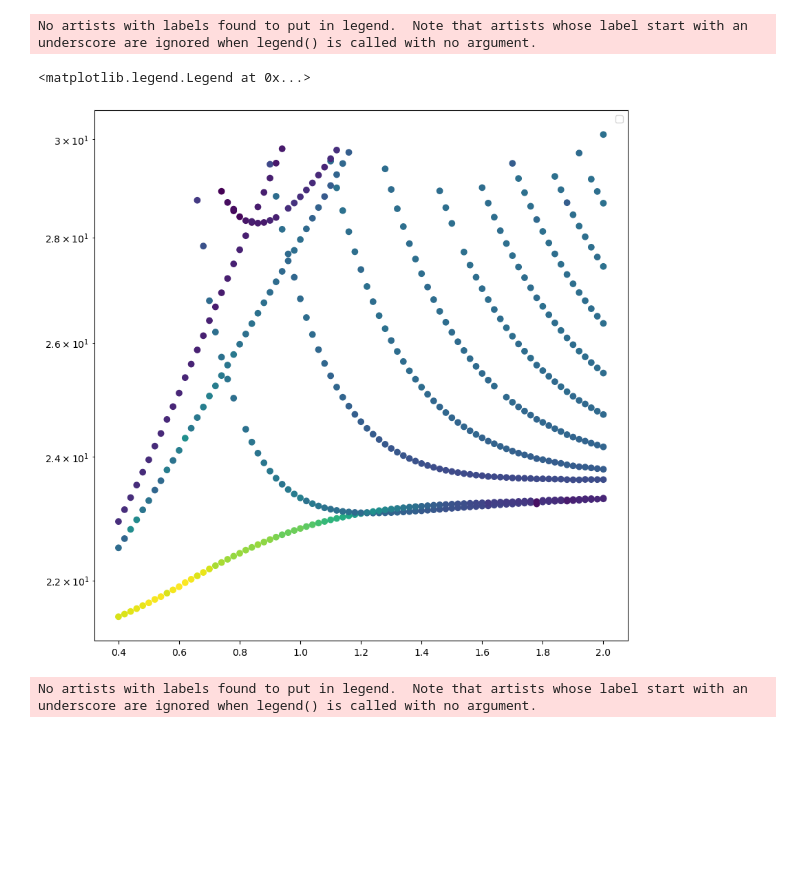
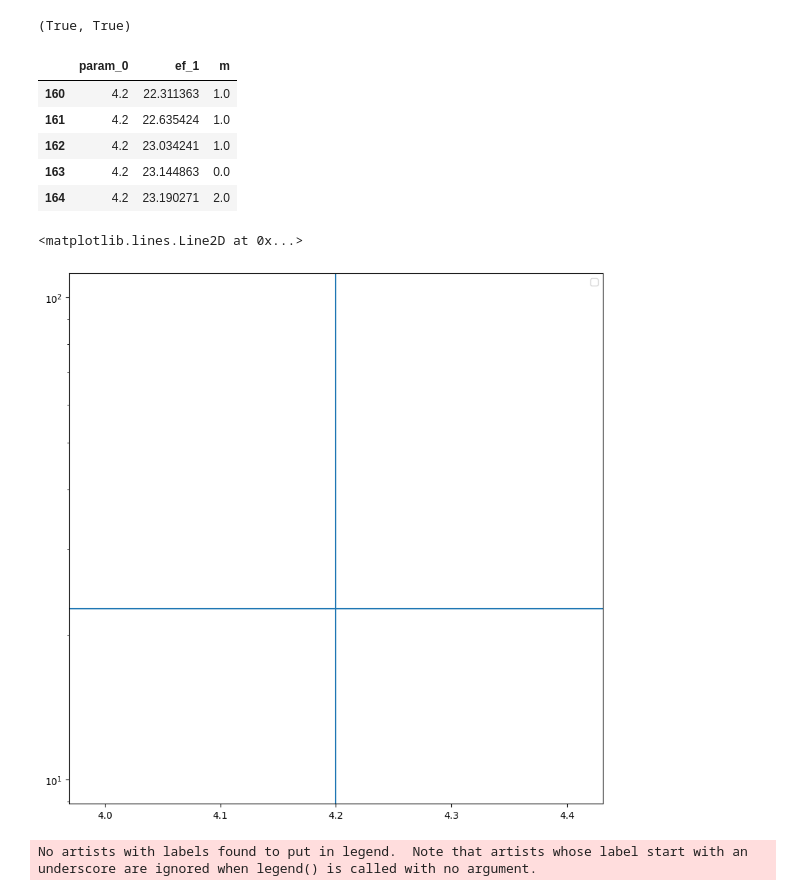
Before and after one commit to aluatar/mom_processing, a Jupyter notebook: notebook.ipynb, the cells around one changed output. Drawn from its saved outputs; the diff is of its cells as text; code cells hidden in the pictures; blank space fills up the shorter version.

```diff
--- a/notebook.ipynb
+++ b/notebook.ipynb
@@ -3,18 +3,15 @@ from processing.pipelines import pipeline_modes_vs_formfactor_parity, pipeline_m
 
 
 
-path_p = 'data_rep/Cyl_formfactor/parity'
-path_m = 'data_rep/Cyl_formfactor/ms'
-path_char = 'data_rep/Cyl_formfactor/mode_char'
+path_p = 'data_rep/Cyl_axis_oriented/parity'
+path_m = 'data_rep/Cyl_axis_oriented/ms'
 
 df_p = pipeline_modes_vs_formfactor_parity(path=path_p)
 df_m = pipeline_modes_vs_formfactor_m(path=path_m)
-df_char = pipeline_modes_vs_formfactor_char(path=path_char)
 
-df = df_char.join(df_m, rsuffix='_m')
-df = df.join(df_p, rsuffix='_p')
+df = df_m.join(df_p, rsuffix='_p')
 
-df = df.drop(columns=[df.columns[0] + "_m", df.columns[1] + "_m", df.columns[0] + "_p", df.columns[1] + "_p"])
+df = df.drop(columns=[df.columns[0] + "_p", df.columns[1] + "_p"])
 df
 # %% [output]
 While hendling complex numbers exception Can only use .str accessor with string values! of the type <class 'AttributeError'> occured
@@ -50,16 +43,32 @@ While hendling complex numbers exception Can only use .str accessor with string
+# %%
+all(df.loc[:,'param_0':'ef_1'] == df_m.loc[:,'param_0':'ef_1']), all(df.loc[:,'param_0':'ef_1'] == df_p.loc[:,'param_0':'ef_1'])
+# %% [output]
+(True, True)
+# %%
+df.loc[df['param_0'] == 4.2]
+# %% [output]
+|  | param_0 | ef_1 | m |
+| 160 | 4.2 | 22.311363 | 1.0 |
+| 161 | 4.2 | 22.635424 | 1.0 |
+| 162 | 4.2 | 23.034241 | 1.0 |
+| 163 | 4.2 | 23.144863 | 0.0 |
+| 164 | 4.2 | 23.190271 | 2.0 |
+# %%
+df.loc[496, 'p'] = 1.0
 # %%
 import matplotlib.pyplot as plt
-_df = df.loc[df['m']==1]#.loc[df['p']==1]
+_df = df.loc[df['m']==1].loc[df['m']==-1]
 fig = plt.figure(figsize=(10,10), dpi=100)
 ax = fig.add_subplot(111)
 
-ax.scatter(_df['param_0'], _df['ef_1'], c=_df['char_2'])
+ax.scatter(_df['param_0'], _df['ef_1'], c=_df['m'])
 ax.set_yscale('log')
 plt.legend()
+ax.axvline(4.2)
+ax.axhline(22.635424)
 # %% [output]
-No artists with labels found to put in legend.  Note that artists whose label start with an underscore are ignored when legend() is called with no argument.
+<matplotlib.lines.Line2D at 0x...>
-<matplotlib.legend.Legend at 0x...>
-[figure, old version]
+[figure, new version]
 # %%
 import matplotlib.pyplot as plt
 _df = df.loc[df['m']==2]#.loc[df['p']==-1]
```
Also changed, not shown: parts of 1 cell of this notebook, 1 other file.
